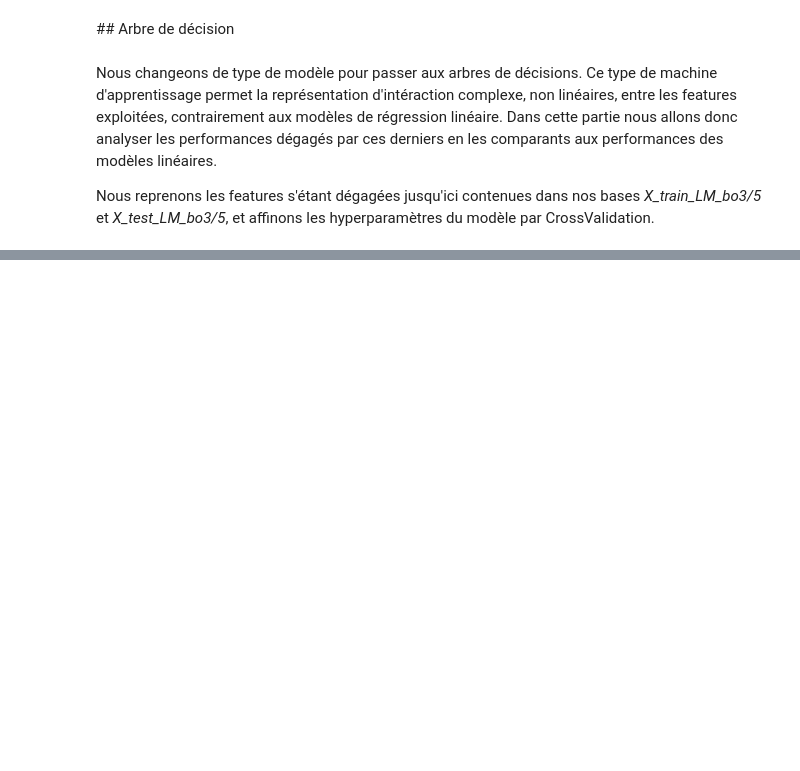
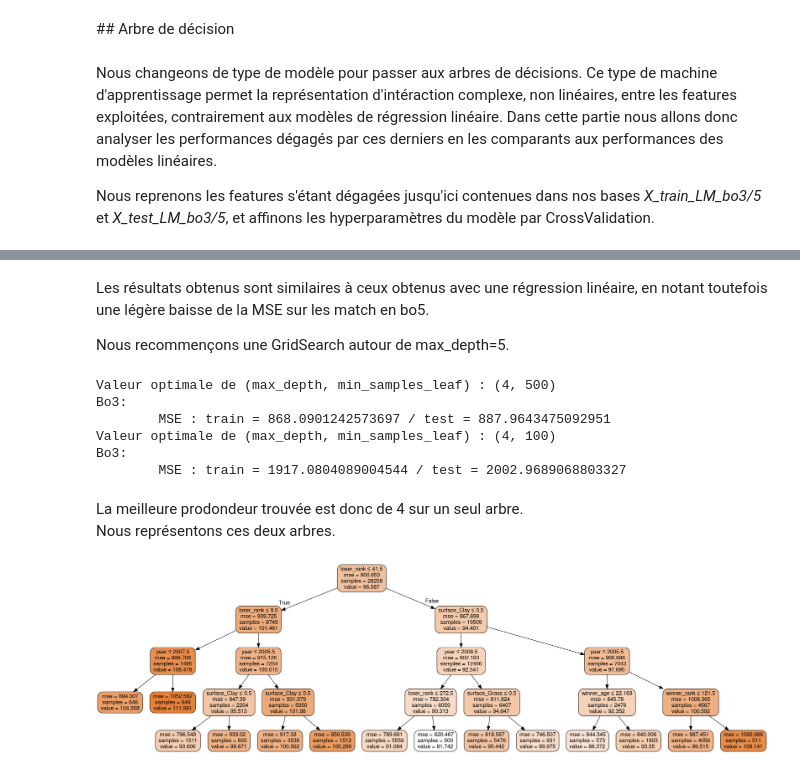
Before and after one commit to CesarRoaldes/tennis_match_time, a Jupyter notebook: modeles_baseline.ipynb, the cells around one changed output, grey strips where cells are left out. Saved outputs shown, nothing was run; the diff lists cells and outputs as text; code cells hidden in the pictures; blank space fills up the shorter version.

```diff
--- a/modeles_baseline.ipynb
+++ b/modeles_baseline.ipynb
@@ -762,0 +824,6 @@ Nous reprenons les features s'étant dégagées jusqu'ici contenues dans nos bas
+# %%
+regTree_bo3 = DecisionTreeRegressor()
+regTree_bo5 = DecisionTreeRegressor()
+
+tree_params = {'max_depth':[x for x in range(5,51,5)],
+                   'min_samples_leaf':[10, 100, 500]}
@@ -762,0 +859,41 @@ Nous reprenons les features s'étant dégagées jusqu'ici contenues dans nos bas
+# %% [markdown]
+Les résultats obtenus sont similaires à ceux obtenus avec une régression linéaire, en notant toutefois une légère baisse de la MSE sur les match en bo5.
+
+Nous recommençons une GridSearch autour de max_depth=5.
+# %%
+regTree_bo3 = DecisionTreeRegressor(min_samples_leaf=500)
+regTree_bo5 = DecisionTreeRegressor(min_samples_leaf=100)
+
+tree_params = {'max_depth':[x for x in range(3,10)]}
+# %%
+GSCV_Tree_bo3 = GridSearchCV(regTree_bo3, tree_params, 'neg_mean_squared_error', cv=3)
+GSCV_Tree_bo3.fit(X_train_T_bo3, y_train_bo3)
+regBestTree_bo3 = GSCV_Tree_bo3.best_estimator_
+print('Valeurs optimales de (max_depth, min_samples_leaf) : {}'.format((GSCV_Tree_bo3.best_estimator_.get_params()['max_depth'],
+                                                                      GSCV_Tree_bo3.best_estimator_.get_params()['min_samples_leaf'])))
+X_test_T_bo3 = harmonisation_train_test(X_train_T_bo3, X_test_T_bo3)
+y_pred_train_bo3 = regBestTree_bo3.predict(X_train_T_bo3.values)
+y_pred_test_bo3 = regBestTree_bo3.predict(X_test_T_bo3.values)
+print('Bo3:\n\tMSE : train = {} / test = {}'.format(mean_squared_error(y_train_bo3.values, y_pred_train_bo3),
+                                                    mean_squared_error(y_test_bo3.values, y_pred_test_bo3)))
+
+GSCV_Tree_bo5 = GridSearchCV(regTree_bo5, tree_params, 'neg_mean_squared_error', cv=3)
+GSCV_Tree_bo5.fit(X_train_T_bo5, y_train_bo5)
+regBestTree_bo5 = GSCV_Tree_bo5.best_estimator_
+print('Valeurs optimales de (max_depth, min_samples_leaf) : {}'.format((GSCV_Tree_bo5.best_estimator_.get_params()['max_depth'],
+                                                                      GSCV_Tree_bo5.best_estimator_.get_params()['min_samples_leaf'])))
+X_test_T_bo5 = harmonisation_train_test(X_train_T_bo5, X_test_T_bo5)
+y_pred_train_bo5 = regBestTree_bo5.predict(X_train_T_bo5.values)
+y_pred_test_bo5 = regBestTree_bo5.predict(X_test_T_bo5.values)
+print('Bo3:\n\tMSE : train = {} / test = {}'.format(mean_squared_error(y_train_bo5.values, y_pred_train_bo5),
+                                                    mean_squared_error(y_test_bo5.values, y_pred_test_bo5)))
+# %% [output]
+Valeur optimale de (max_depth, min_samples_leaf) : (4, 500)
+Bo3:
+        MSE : train = 868.0901242573697 / test = 887.9643475092951
+Valeur optimale de (max_depth, min_samples_leaf) : (4, 100)
+Bo3:
+        MSE : train = 1917.0804089004544 / test = 2002.9689068803327
+# %% [markdown]
+La meilleure prodondeur trouvée est donc de 4 sur un seul arbre.
+Nous représentons ces deux arbres.
@@ -762,0 +904,12 @@ Nous reprenons les features s'étant dégagées jusqu'ici contenues dans nos bas
+# %%
+dot_data = StringIO()
+
+export_graphviz(regBestTree_bo3, out_file=dot_data,
+                filled=True, rounded=True,
+                special_characters=True,
+               feature_names=X_train_T_bo3.columns)
+
+graph = pydotplus.graph_from_dot_data(dot_data.getvalue())
+Image(graph.create_png())
+# %% [output]
+[figure, added]
```
Also changed, not shown: parts of 32 cells of this notebook.
